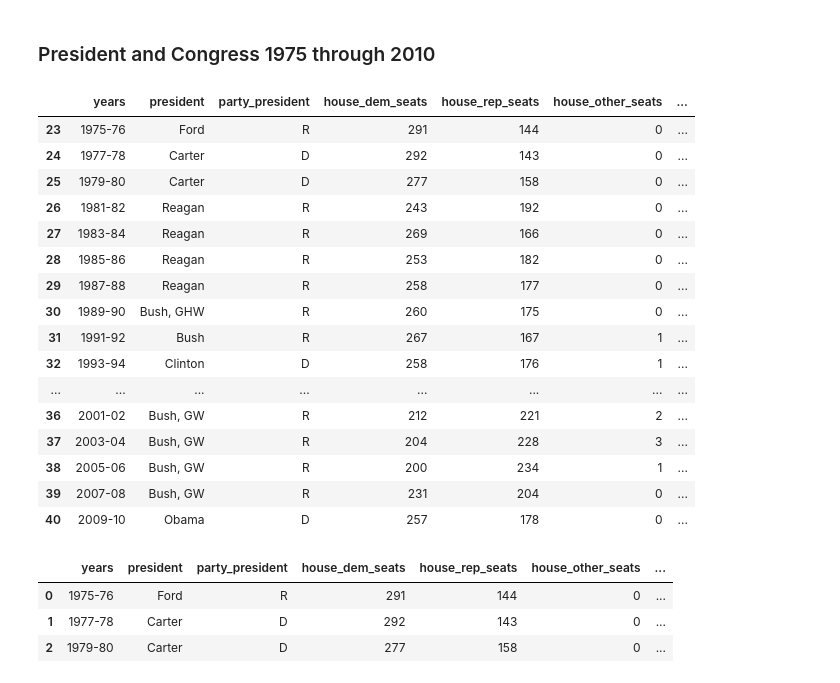
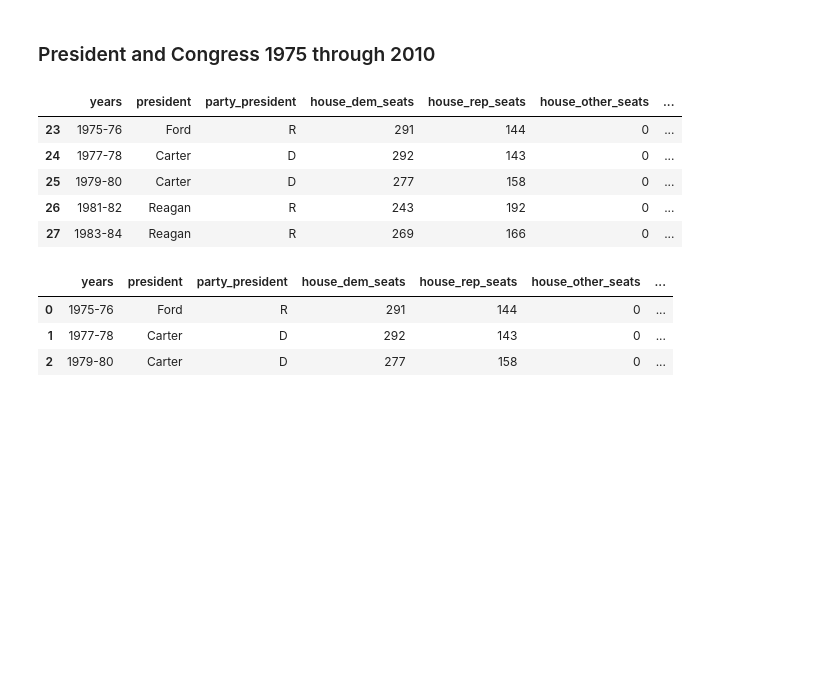
Before and after one commit to amritperera/Data-Bootcamp-Project-1, a Jupyter notebook: Code/Ahmeda_presi_congress_data.ipynb, the cells around one changed output. Drawn from its saved outputs; the diff is of its cells as text; code cells hidden in the pictures; blank space fills up the shorter version.

```diff
--- a/Code/Ahmeda_presi_congress_data.ipynb
+++ b/Code/Ahmeda_presi_congress_data.ipynb
@@ -11,25 +11,14 @@ path_2019 = '../Input/party_data.xlsx'
 # %%
 party_2019 = pd.read_excel(path_2019)
 # %%
-party_2019
+party_2019.head()
 # %% [output]
 |  | years | president | party_president | house_dem_seats | house_rep_seats | house_other_seats | ... |
 | 23 | 1975-76 | Ford | R | 291 | 144 | 0 | ... |
 | 24 | 1977-78 | Carter | D | 292 | 143 | 0 | ... |
 | 25 | 1979-80 | Carter | D | 277 | 158 | 0 | ... |
 | 26 | 1981-82 | Reagan | R | 243 | 192 | 0 | ... |
 | 27 | 1983-84 | Reagan | R | 269 | 166 | 0 | ... |
-| 28 | 1985-86 | Reagan | R | 253 | 182 | 0 | ... |
-| 29 | 1987-88 | Reagan | R | 258 | 177 | 0 | ... |
-| 30 | 1989-90 | Bush, GHW | R | 260 | 175 | 0 | ... |
-| 31 | 1991-92 | Bush | R | 267 | 167 | 1 | ... |
-| 32 | 1993-94 | Clinton | D | 258 | 176 | 1 | ... |
-| ... | ... | ... | ... | ... | ... | ... | ... |
-| 36 | 2001-02 | Bush, GW | R | 212 | 221 | 2 | ... |
-| 37 | 2003-04 | Bush, GW | R | 204 | 228 | 3 | ... |
-| 38 | 2005-06 | Bush, GW | R | 200 | 234 | 1 | ... |
-| 39 | 2007-08 | Bush, GW | R | 231 | 204 | 0 | ... |
-| 40 | 2009-10 | Obama | D | 257 | 178 | 0 | ... |
 # %%
 # Creating a dataframe
 list_semo = pd.read_html(url_semo)
```
Also changed, not shown: parts of 3 cells of this notebook.
